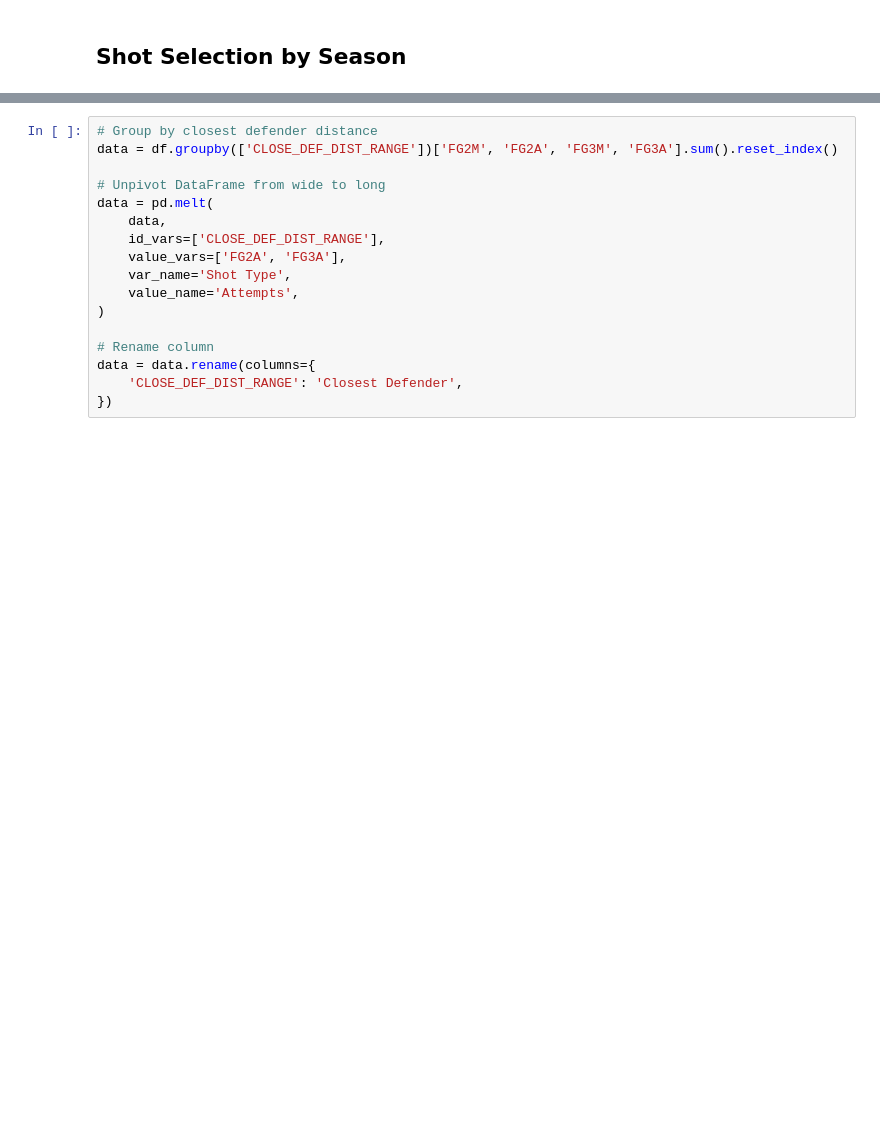
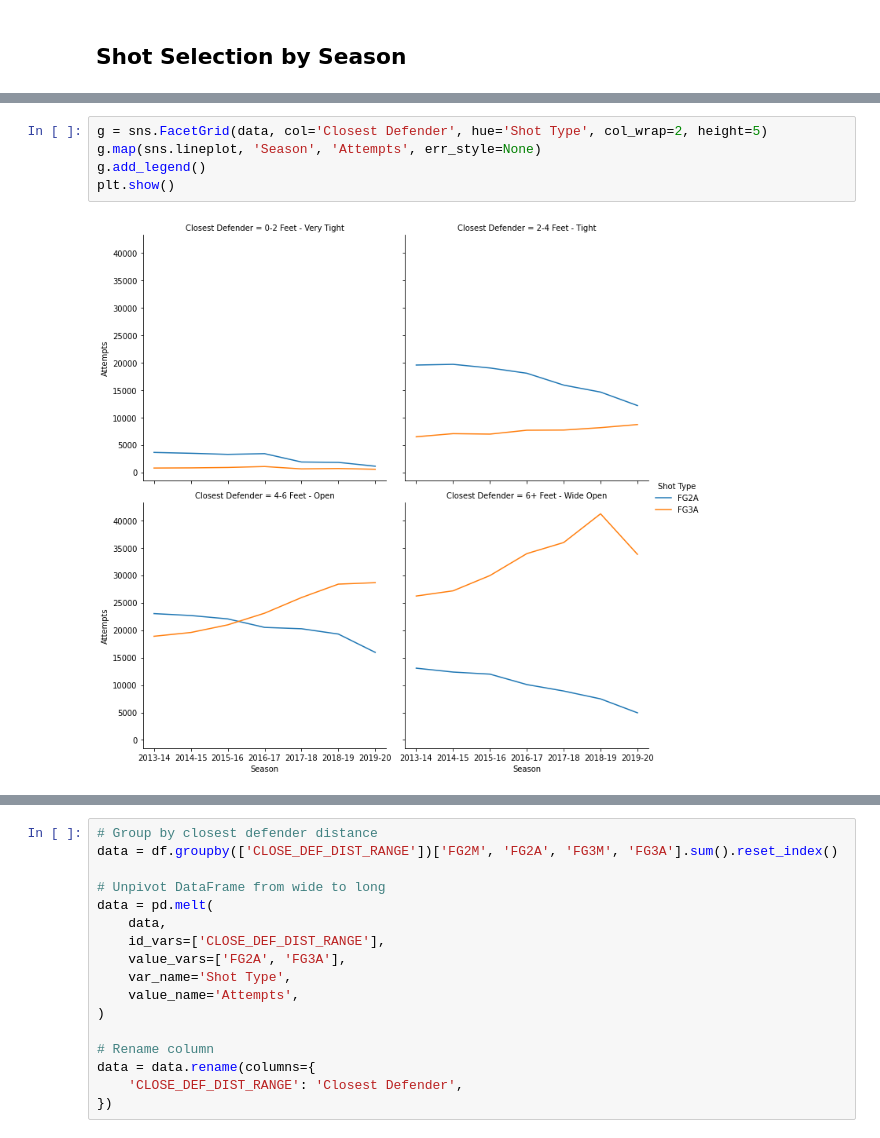
Before and after one commit to wplam107/nba_player_pos, a Jupyter notebook: notebooks/pps_init_eda.ipynb, the cells around one changed output, grey strips where cells are left out. Saved outputs shown, nothing was run; the diff lists cells and outputs as text; blank space fills up the shorter version.

```diff
--- a/notebooks/pps_init_eda.ipynb
+++ b/notebooks/pps_init_eda.ipynb
@@ -91 +106,8 @@ data.head()
+# %%
+g = sns.FacetGrid(data, col='Closest Defender', hue='Shot Type', col_wrap=2, height=5)
+g.map(sns.lineplot, 'Season', 'Attempts', err_style=None)
+g.add_legend()
+plt.show()
+# %% [output]
+[figure, added]
 # %%
```
Also changed, not shown: parts of 10 cells of this notebook.
